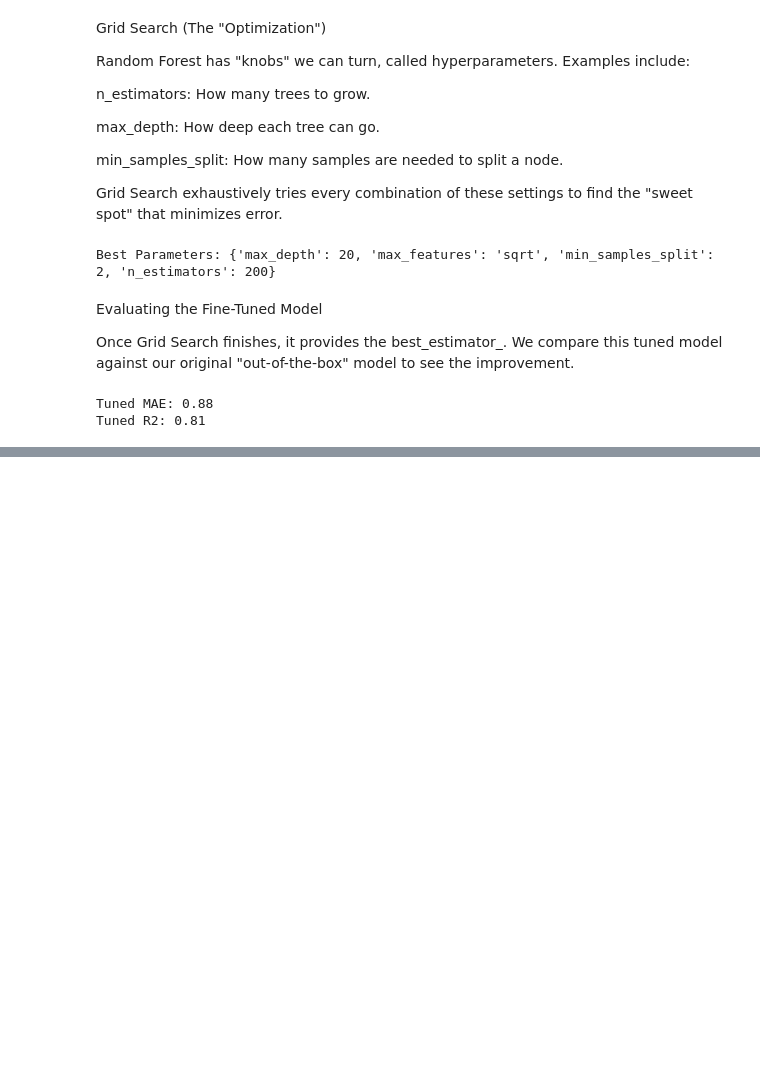
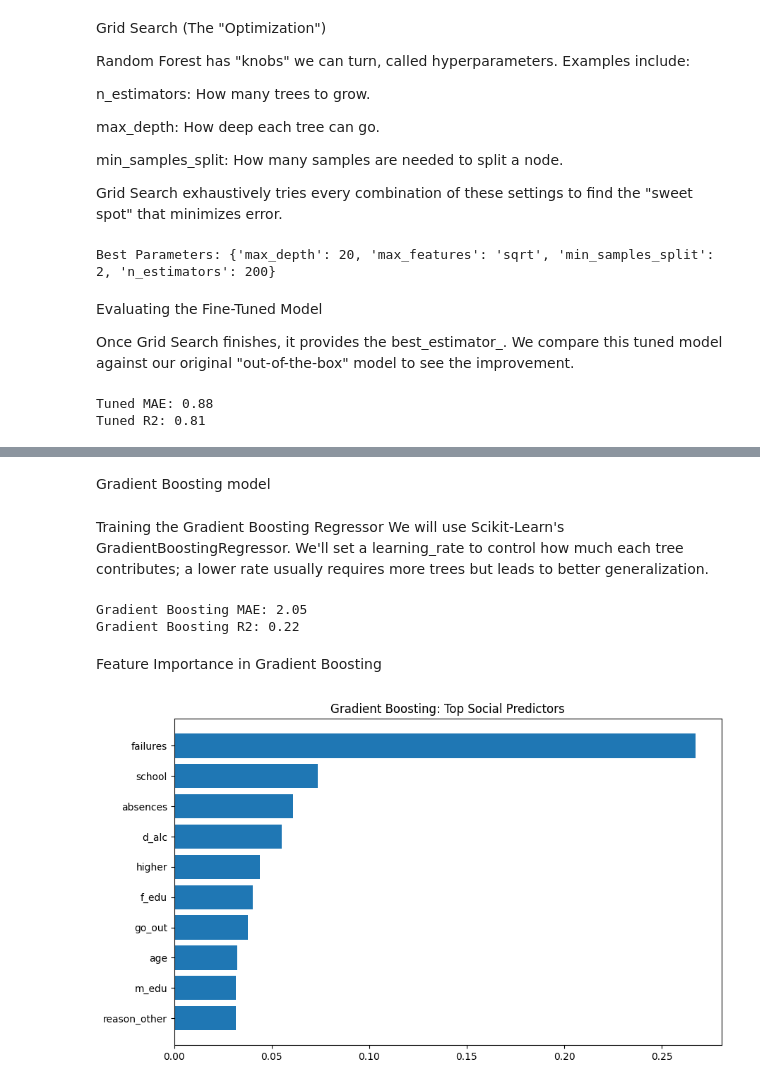
Before and after one commit to ruscobby/MikeWheeler, a Jupyter notebook: notebooks/ML-Project-Safina-student.ipynb, the cells around one changed output, grey strips where cells are left out. Drawn from its saved outputs; the diff is of its cells as text; code cells hidden in the pictures; blank space fills up the shorter version.

```diff
--- a/notebooks/ML-Project-Safina-student.ipynb
+++ b/notebooks/ML-Project-Safina-student.ipynb
@@ -406,0 +472,45 @@ Tuned R2: 0.81
+# %% [markdown]
+Gradient Boosting model
+# %% [markdown]
+Training the Gradient Boosting Regressor
+We will use Scikit-Learn's GradientBoostingRegressor. We'll set a learning_rate to control how much each tree contributes; a lower rate usually requires more trees but leads to better generalization.
+# %%
+from sklearn.ensemble import GradientBoostingRegressor
+from sklearn.metrics import mean_absolute_error, r2_score
+
+# Initialize the model
+# n_estimators: number of boosting stages
+# learning_rate: shrinks the contribution of each tree
+gb_model = GradientBoostingRegressor(n_estimators=100,
+                                      learning_rate=0.1,
+                                      max_depth=3,
+                                      random_state=42)
+
+# Fit on the Social Model data
+gb_model.fit(X_train_s, y_train_s)
+
+# Predict and Evaluate
+gb_preds = gb_model.predict(X_test_s)
+
+print(f"Gradient Boosting MAE: {mean_absolute_error(y_test_s, gb_preds):.2f}")
+print(f"Gradient Boosting R2: {r2_score(y_test_s, gb_preds):.2f}")
+# %% [output]
+Gradient Boosting MAE: 2.05
+Gradient Boosting R2: 0.22
+# %% [markdown]
+Feature Importance in Gradient Boosting
+# %%
+import numpy as np
+import matplotlib.pyplot as plt
+
+# Get feature importance
+feature_importance = gb_model.feature_importances_
+sorted_idx = np.argsort(feature_importance)[-10:] # Top 10
+
+plt.figure(figsize=(10, 6))
+plt.barh(range(len(sorted_idx)), feature_importance[sorted_idx], align='center')
+plt.yticks(range(len(sorted_idx)), [X_social.columns[i] for i in sorted_idx])
+plt.title("Gradient Boosting: Top Social Predictors")
+plt.show()
+# %% [output]
+[figure, added]
```
Also changed, not shown: parts of 10 cells of this notebook.
